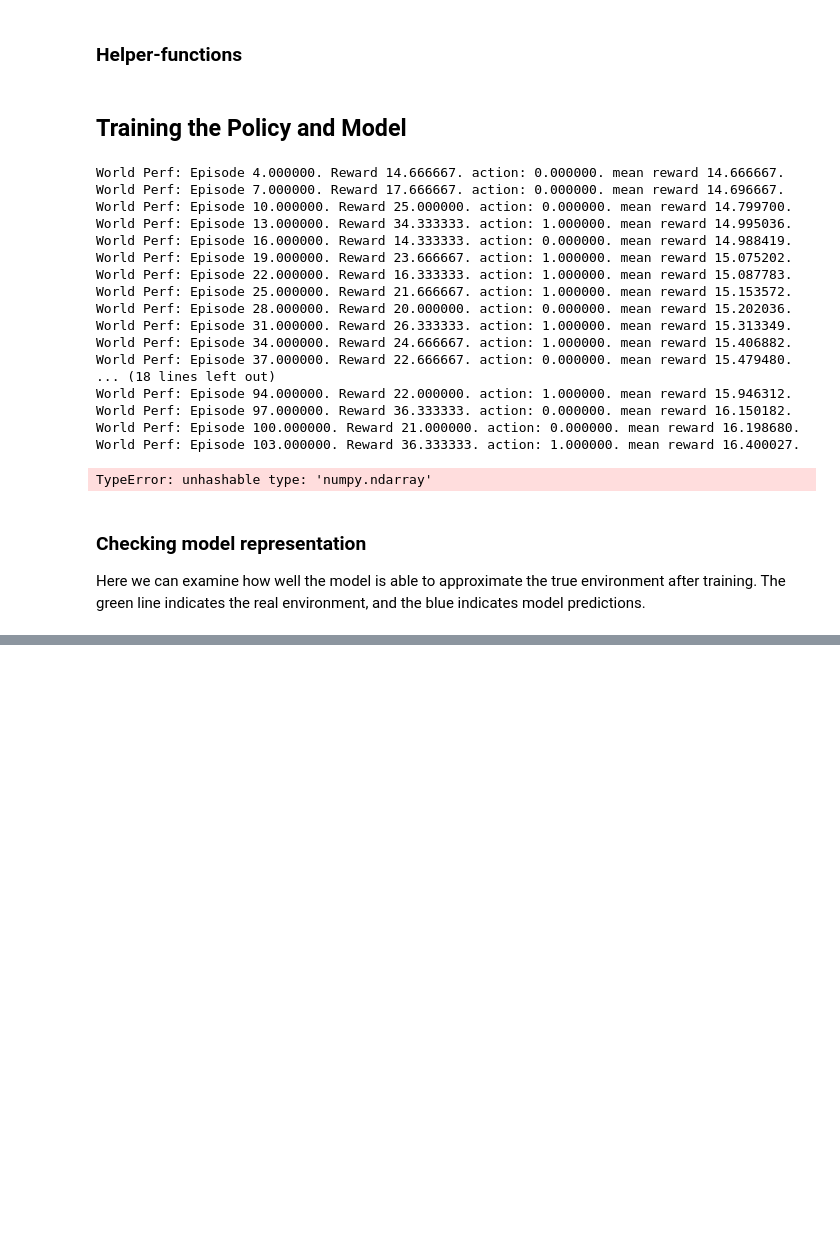
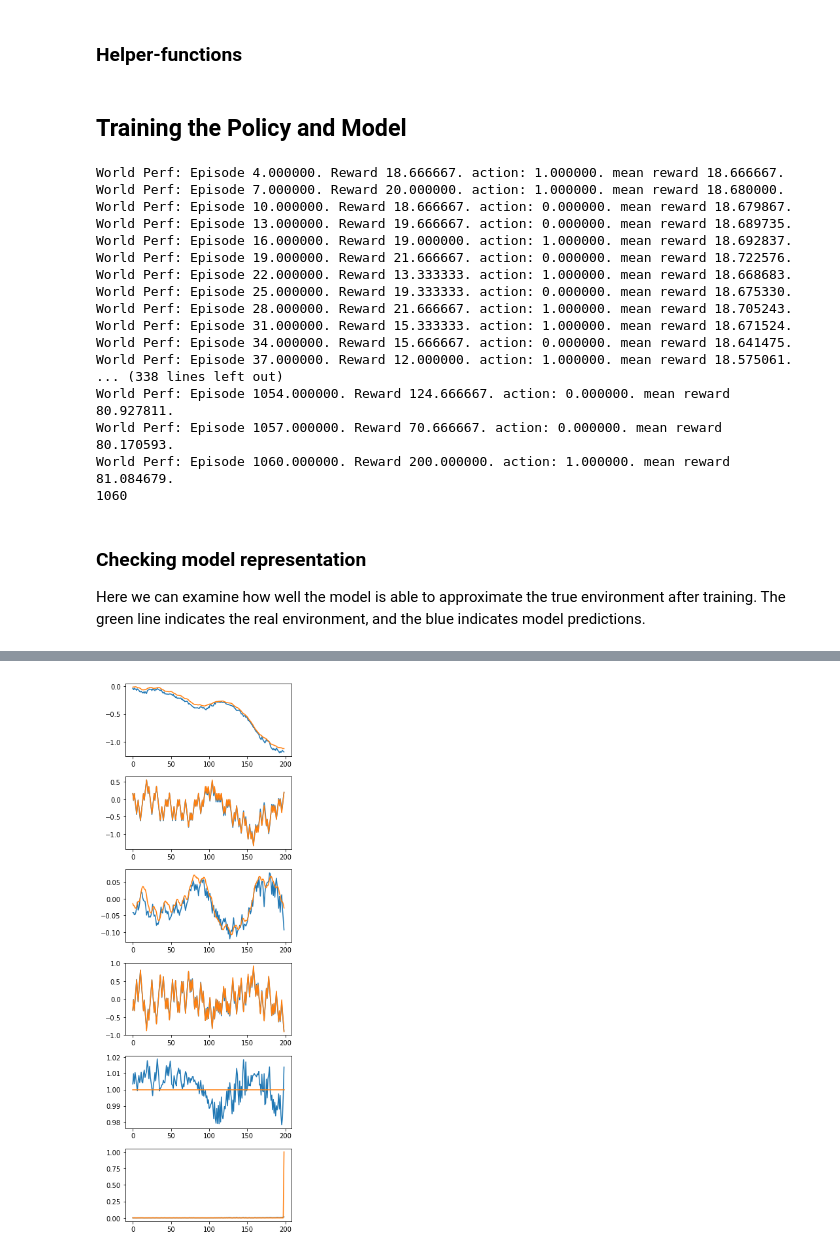
Before and after one commit to Jimmymiji/COMP-4901J, a Jupyter notebook: assignment4-skeletons-v4/Model_Policy_Network.ipynb, the cells around one changed output, grey strips where cells are left out. Cells and saved outputs as stored; diff of their text form; code cells hidden in the pictures; blank space fills up the shorter version.

```diff
--- a/assignment4-skeletons-v4/Model_Policy_Network.ipynb
+++ b/assignment4-skeletons-v4/Model_Policy_Network.ipynb
@@ -245,12 +245,14 @@ with tf.Session() as sess:
                 # we need to train the model in this step, notice the if condition!
                 acts = np.ones((epy.shape[0]-1,epy.shape[1])) - epy[0:-1]
                 pre_x = epx[0:-1,:]
-                pre_state = np.hstack([acts,pre_x])
+                pre_state = np.hstack([pre_x,acts])
                 next_state = epx[1:,:]
                 rewards = np.array(epr[1:,:])
                 d= np.array(epd[1:,:])
                 pState, _ = sess.run([predicted_state,updateModel],feed_dict={previous_state: pre_state, true_observation: next_state,
                                                                                 true_done:d,true_reward:rewards})
+                #predicted_state = tf.concat([predicted_observation,predicted_reward,predicted_done],1)
+                rState = np.hstack([ next_state, rewards,d])
                 ################################################################################
                 #                                 END OF YOUR CODE                             #
                 ################################################################################
@@ -268,7 +270,11 @@ with tf.Session() as sess:
                 discounted_epr -= np.mean(discounted_epr)
                 discounted_epr //= np.std(discounted_epr)
 #                 discounted_epr = np.float32(discounted_epr)
-                tGrad = sess.run(newGrads,feed_dict={observation:epx,input_y:epy,advantages:discounted_epr})
+                tGrad = sess.run(newGrads, feed_dict={
+                    observations: epx,
+                    input_y: epy,
+                    advantages: discounted_epr
+                })
                 ################################################################################
                 #                                 END OF YOUR CODE                             #
                 ################################################################################
@@ -298,7 +304,7 @@ with tf.Session() as sess:
                 running_reward = reward_sum if running_reward is None else running_reward * 0.99 + reward_sum * 0.01
                 if drawFromModel == False:
                     print('World Perf: Episode %f. Reward %f. action: %f. mean reward %f.' % (real_episodes,reward_sum/real_bs,action, running_reward/real_bs))
-                    if reward_sum/batch_size > 200:
+                    if reward_sum/batch_size >= 200:
                         break
                 reward_sum = 0
 
@@ -311,6 +317,9 @@ with tf.Session() as sess:
                     ################################################################################
                     trainThePolicy = not trainThePolicy
                     trainTheModel = not trainTheModel
+                    # drawFromModel : When set to True, will use model for observations
+                    # another switch about model and real environment
+                    drawFromModel = not drawFromModel
                     ################################################################################
                     #                                 END OF YOUR CODE                             #
                     ################################################################################
@@ -324,24 +333,23 @@ with tf.Session() as sess:
 
 print(real_episodes)
 # %% [output]
-World Perf: Episode 4.000000. Reward 14.666667. action: 0.000000. mean reward 14.666667.
-World Perf: Episode 7.000000. Reward 17.666667. action: 0.000000. mean reward 14.696667.
-World Perf: Episode 10.000000. Reward 25.000000. action: 0.000000. mean reward 14.799700.
-World Perf: Episode 13.000000. Reward 34.333333. action: 1.000000. mean reward 14.995036.
-World Perf: Episode 16.000000. Reward 14.333333. action: 0.000000. mean reward 14.988419.
-World Perf: Episode 19.000000. Reward 23.666667. action: 1.000000. mean reward 15.075202.
-World Perf: Episode 22.000000. Reward 16.333333. action: 1.000000. mean reward 15.087783.
-World Perf: Episode 25.000000. Reward 21.666667. action: 1.000000. mean reward 15.153572.
-World Perf: Episode 28.000000. Reward 20.000000. action: 0.000000. mean reward 15.202036.
-World Perf: Episode 31.000000. Reward 26.333333. action: 1.000000. mean reward 15.313349.
-World Perf: Episode 34.000000. Reward 24.666667. action: 1.000000. mean reward 15.406882.
-World Perf: Episode 37.000000. Reward 22.666667. action: 0.000000. mean reward 15.479480.
-... (18 lines left out)
-World Perf: Episode 94.000000. Reward 22.000000. action: 1.000000. mean reward 15.946312.
-World Perf: Episode 97.000000. Reward 36.333333. action: 0.000000. mean reward 16.150182.
-World Perf: Episode 100.000000. Reward 21.000000. action: 0.000000. mean reward 16.198680.
-World Perf: Episode 103.000000. Reward 36.333333. action: 1.000000. mean reward 16.400027.
+World Perf: Episode 4.000000. Reward 18.666667. action: 1.000000. mean reward 18.666667.
+World Perf: Episode 7.000000. Reward 20.000000. action: 1.000000. mean reward 18.680000.
+World Perf: Episode 10.000000. Reward 18.666667. action: 0.000000. mean reward 18.679867.
+World Perf: Episode 13.000000. Reward 19.666667. action: 0.000000. mean reward 18.689735.
+World Perf: Episode 16.000000. Reward 19.000000. action: 1.000000. mean reward 18.692837.
+World Perf: Episode 19.000000. Reward 21.666667. action: 0.000000. mean reward 18.722576.
+World Perf: Episode 22.000000. Reward 13.333333. action: 1.000000. mean reward 18.668683.
+World Perf: Episode 25.000000. Reward 19.333333. action: 0.000000. mean reward 18.675330.
+World Perf: Episode 28.000000. Reward 21.666667. action: 1.000000. mean reward 18.705243.
+World Perf: Episode 31.000000. Reward 15.333333. action: 1.000000. mean reward 18.671524.
+World Perf: Episode 34.000000. Reward 15.666667. action: 0.000000. mean reward 18.641475.
+World Perf: Episode 37.000000. Reward 12.000000. action: 1.000000. mean reward 18.575061.
+... (338 lines left out)
+World Perf: Episode 1054.000000. Reward 124.666667. action: 0.000000. mean reward 80.927811.
+World Perf: Episode 1057.000000. Reward 70.666667. action: 0.000000. mean reward 80.170593.
+World Perf: Episode 1060.000000. Reward 200.000000. action: 1.000000. mean reward 81.084679.
+1060
-TypeError: unhashable type: 'numpy.ndarray'
 # %% [markdown]
 ### Checking model representation
 Here we can examine how well the model is able to approximate the true environment after training. The green line indicates the real environment, and the blue indicates model predictions.
@@ -355,8 +363,9 @@ for i in range(6):
     ################################################################################
     # TODO: draw the real environment for comparison                               #
     ################################################################################
-    pass
+    plt.plot(rState[:,i])
     ################################################################################
     #                                 END OF YOUR CODE                             #
     ################################################################################
 plt.tight_layout()
+# %% [output]
@@ -362,0 +374 @@ plt.tight_layout()
+[figure, added]
```
Also changed, not shown: parts of 1 cell of this notebook.
